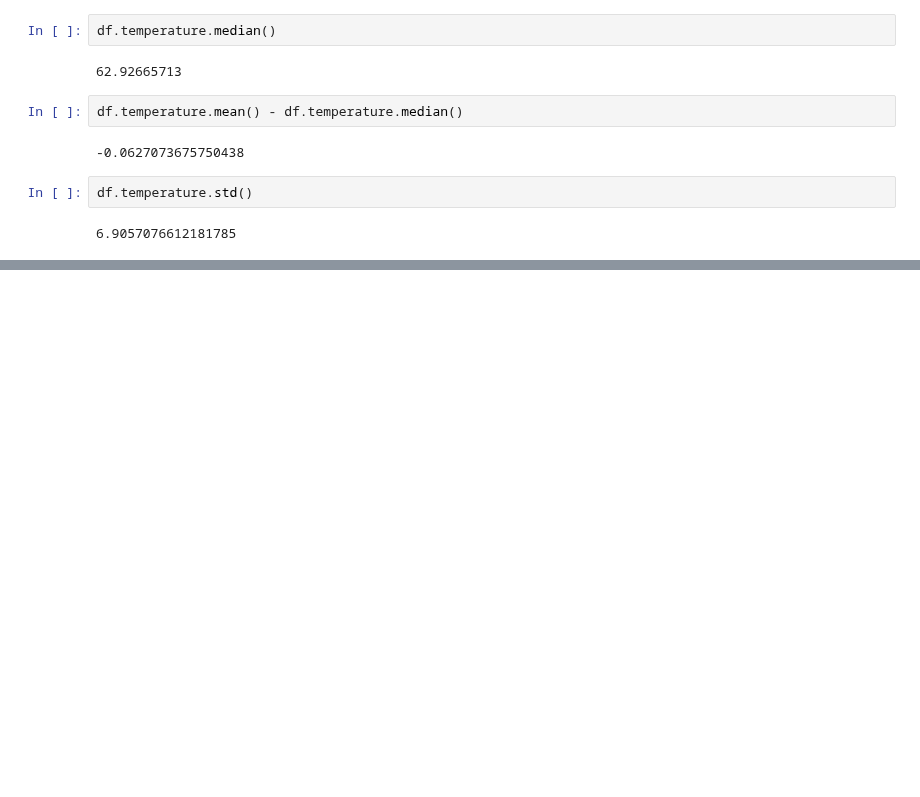
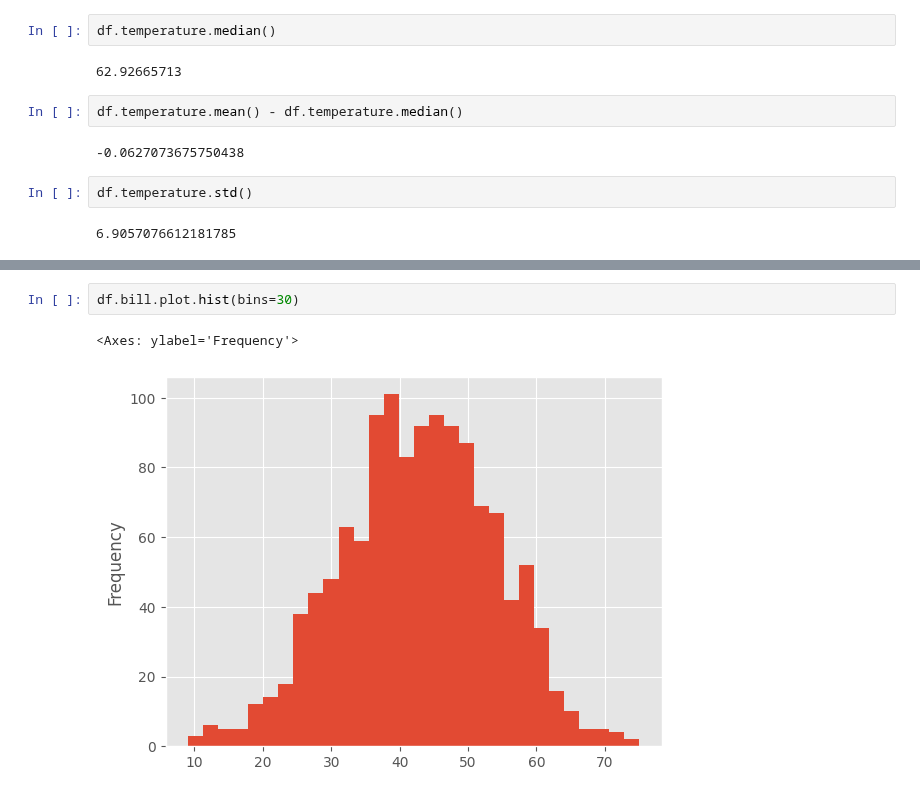
Before and after one commit to Manish-Kumar-9782/Tutorials-, a Jupyter notebook: Python DataScience/matplotlib.ipynb, the cells around one changed output, grey strips where cells are left out. Cells and saved outputs as stored; diff of their text form; blank space fills up the shorter version.

```diff
--- a/Python DataScience/matplotlib.ipynb
+++ b/Python DataScience/matplotlib.ipynb
@@ -77,0 +137,5 @@ df.temperature.std()
+# %%
+df.bill.plot.hist(bins=30)
+# %% [output]
+<Axes: ylabel='Frequency'>
+[figure, added]
```
Also changed, not shown: parts of 20 cells of this notebook.
